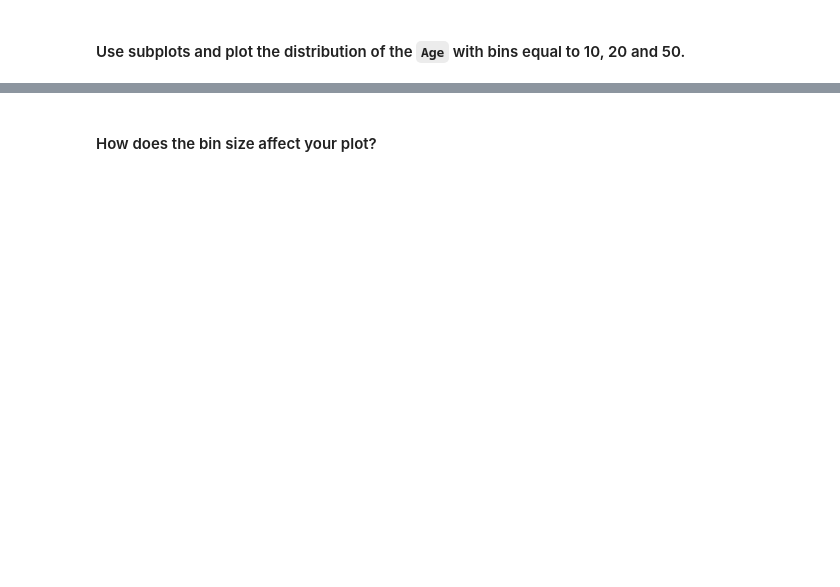
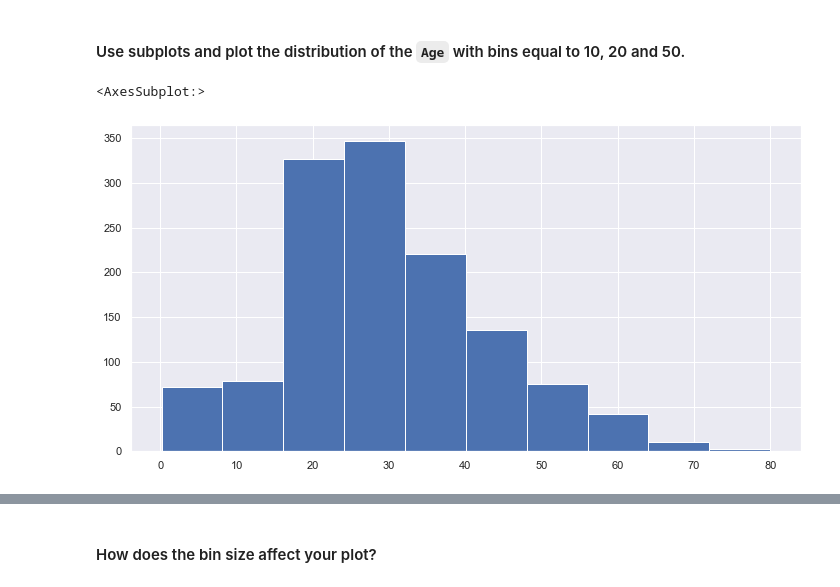
Before and after one commit to Ironhack-Data-BCN-July-2022/lab-matplotlib-seaborn, a Jupyter notebook: your-code/matplotlib.ipynb, the cells around one changed output, grey strips where cells are left out. Drawn from its saved outputs; the diff is of its cells as text; code cells hidden in the pictures; blank space fills up the shorter version.

```diff
--- a/your-code/matplotlib.ipynb
+++ b/your-code/matplotlib.ipynb
@@ -173,3 +195,7 @@ titanic.select_dtypes('object')
 #### Use subplots and plot the distribution of the `Age`  with bins equal to 10, 20 and 50.
 # %%
 # your code here
+titanic['Age'].hist(bins=10)
+# %% [output]
+<AxesSubplot:>
+[figure, added]
```
Also changed, not shown: parts of 30 cells of this notebook.
